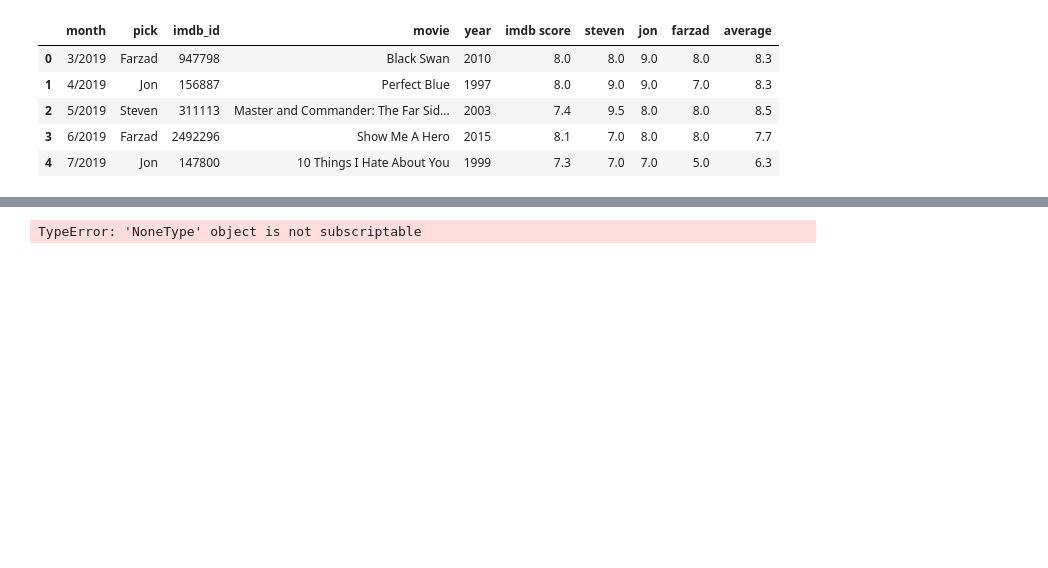
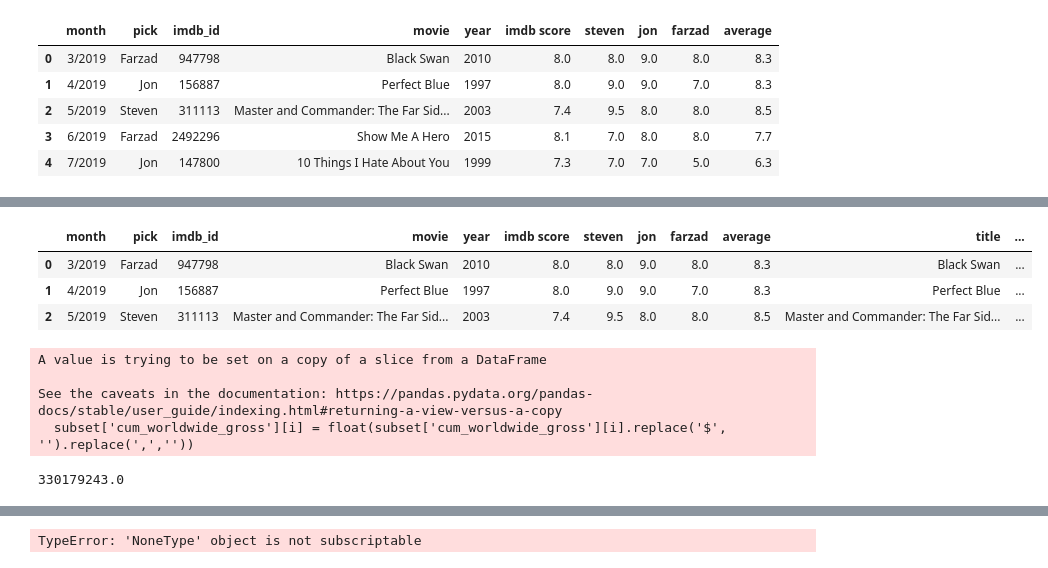
Before and after one commit to jgrundy/movie_analysis, a Jupyter notebook: test_cleaning_fxns.ipynb, the cells around one changed output, grey strips where cells are left out. Drawn from its saved outputs; the diff is of its cells as text; code cells hidden in the pictures; blank space fills up the shorter version.

```diff
--- a/test_cleaning_fxns.ipynb
+++ b/test_cleaning_fxns.ipynb
@@ -85,0 +54,37 @@ movie_objects[0:3]
+# %%
+# subset = data[0:3]
+subset = data
+
+title_list = []
+year_list = []
+rating_list = []
+runtimes_list = []
+cum_ww_gross_list = []
+budget_list = []
+
+for index, row in subset.iterrows():
+    movie = ia.get_movie(row['imdb_id'])
+
+    title_list.append(movie.get('title'))
+    year_list.append(movie.get('year'))
+    rating_list.append(movie.get('rating'))
+    runtimes_list.append(float(movie.get('runtimes')[0]))
+    cum_ww_gross_list.append(movie.get('box office')['Cumulative Worldwide Gross'])
+    budget_list.append(movie.get('box office')['Budget'])
+    # movie_data['imdbid'] = movie.get('imdbid')
+    # movie_data['directors'] = movie.get('directors') #need to parse this before we can use it
+    # movie_data['genres'] = movie.get('genres')
+    # movie_data['runtimes'] = movie.get('runtimes')
+    # movie_data['budget'] = movie.get('budget')
+    # movie_data['gross'] = movie.get('gross')
+    # movie_data['plot'] = movie.get('plot')
+    # movie_data['synopsis'] = movie.get('synopsis')
+
+    # temp.append([title, year, rating], ignore_index=True)
+
+subset['title'] = title_list
+subset['year'] = year_list
+subset['rating'] = rating_list
+subset['runtimes'] = runtimes_list
+subset['cum_worldwide_gross'] = cum_ww_gross_list
+subset['budget'] = budget_list
@@ -86,3 +112,22 @@ movie_objects[0:3]
+# %%
+subset
+# %% [output]
+|  | month | pick | imdb_id | movie | year | imdb score | steven | jon | farzad | average | title | ... |
+| 0 | 3/2019 | Farzad | 947798 | Black Swan | 2010 | 8.0 | 8.0 | 9.0 | 8.0 | 8.3 | Black Swan | ... |
+| 1 | 4/2019 | Jon | 156887 | Perfect Blue | 1997 | 8.0 | 9.0 | 9.0 | 7.0 | 8.3 | Perfect Blue | ... |
+| 2 | 5/2019 | Steven | 311113 | Master and Commander: The Far Sid... | 2003 | 7.4 | 9.5 | 8.0 | 8.0 | 8.5 | Master and Commander: The Far Sid... | ... |
+# %%
+for i in range(0,len(subset['cum_worldwide_gross'])):
+    subset['cum_worldwide_gross'][i] = float(subset['cum_worldwide_gross'][i].replace('$', '').replace(',',''))
+# %% [output]
+A value is trying to be set on a copy of a slice from a DataFrame
+
+See the caveats in the documentation: https://pandas.pydata.org/pandas-docs/stable/user_guide/indexing.html#returning-a-view-versus-a-copy
+  subset['cum_worldwide_gross'][i] = float(subset['cum_worldwide_gross'][i].replace('$', '').replace(',',''))
+# %%
+subset['cum_worldwide_gross'][0] + subset['cum_worldwide_gross'][1]
+# %% [output]
+330179243.0
 # %%
 movie_subset = movie_objects[0:3]
 
```
Also changed, not shown: parts of 21 cells of this notebook.
